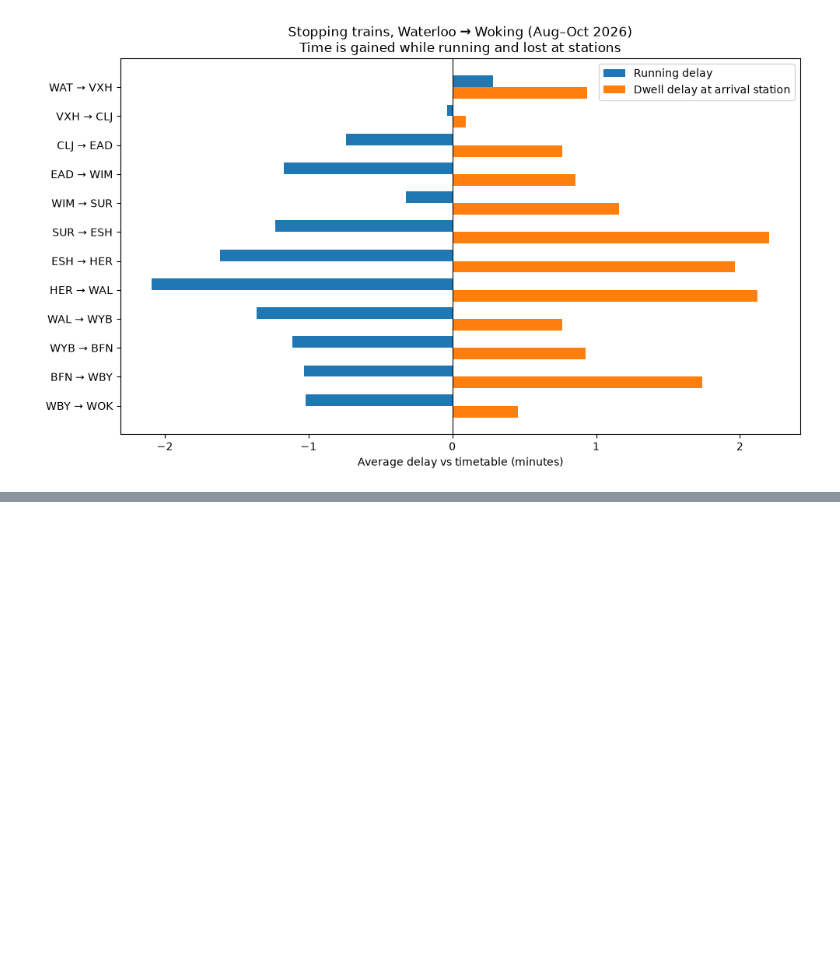
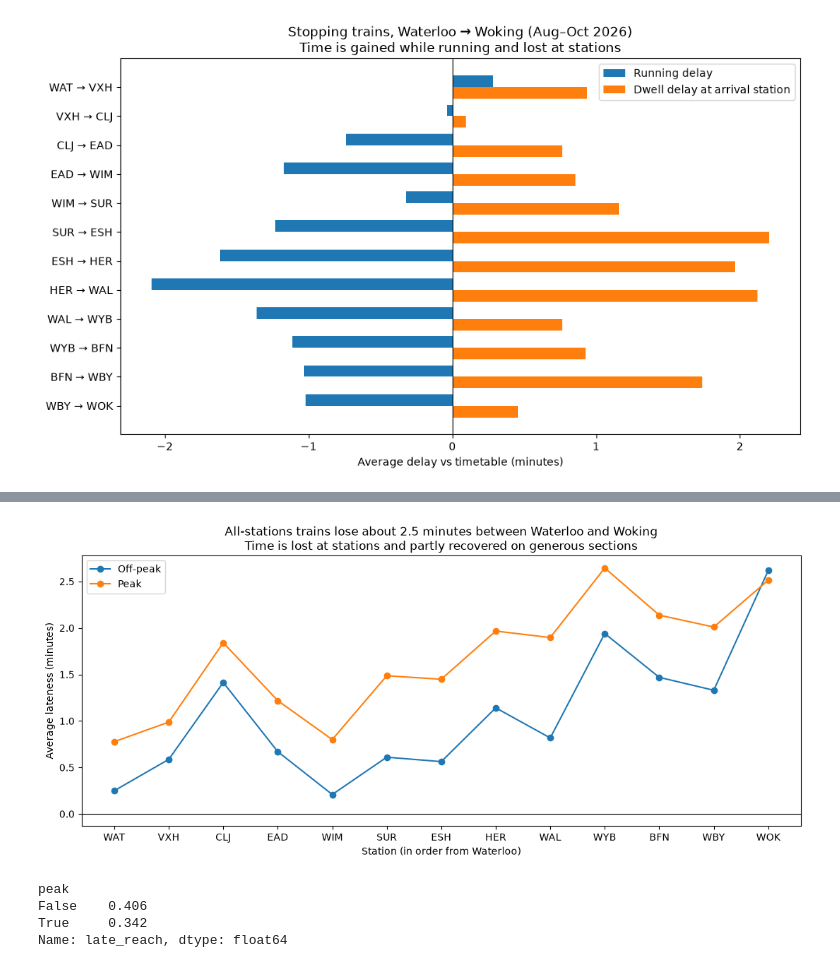
Before and after one commit to SAMUELAY1/railway-timetable-runtime-simulation, a Jupyter notebook: docs/notebook:01_explore.ipynb, the cells around one changed output, grey strips where cells are left out. Cells and saved outputs as stored; diff of their text form; code cells hidden in the pictures; blank space fills up the shorter version.

```diff
--- a/docs/notebook:01_explore.ipynb
+++ b/docs/notebook:01_explore.ipynb
@@ -147,0 +201,15 @@ plt.show()
+# %%
+# All station trains
+stops = adjacent.groupby("rid").size()
+all_stations = stops[stops == len(config.ROUTE_STATIONS) - 1].index
+print(f"{len(all_stations):,} trains call at all {len(config.ROUTE_STATIONS)} stations")
+
+stopping = lateness[lateness["rid"].isin(all_stations)]
+profile_stopping = (
+    stopping.groupby(["pos", "station", "peak"])["lateness"]
+    .mean()
+    .unstack("peak")
+    .rename(columns={False: "Off-peak", True: "Peak"})
+    .reset_index()
+)
+profile_stopping.round(2)
@@ -147,0 +232,27 @@ plt.show()
+# %%
+# lateness chart for all station trains
+fig, ax = plt.subplots(figsize=(11, 5))
+ax.plot(profile_stopping["station"], profile_stopping["Off-peak"], marker="o", label="Off-peak")
+ax.plot(profile_stopping["station"], profile_stopping["Peak"], marker="o", label="Peak")
+
+ax.axhline(0, color="black", linewidth=0.8)
+ax.set_xlabel("Station (in order from Waterloo)")
+ax.set_ylabel("Average lateness (minutes)")
+ax.set_title("All-stations trains lose about 2.5 minutes between Waterloo and Woking\nTime is lost at stations and partly recovered on generous sections")
+ax.legend()
+plt.tight_layout()
+
+fig.savefig(config.FIG_DIR / "lateness_profile_stopping.png", dpi=150)
+plt.show()
+# %% [output]
+[figure, added]
+# %%
+# on-time at Woking
+at_wok = route[route["to_loc"] == "WOK"]
+on_time = at_wok["late_reach"] < config.ON_TIME_THRESHOLD_MIN
+on_time.groupby(at_wok["peak"]).mean().round(3)
+# %% [output]
+peak
+False    0.406
+True     0.342
+Name: late_reach, dtype: float64
```
Also changed, not shown: parts of 7 cells of this notebook, 3 other files.
